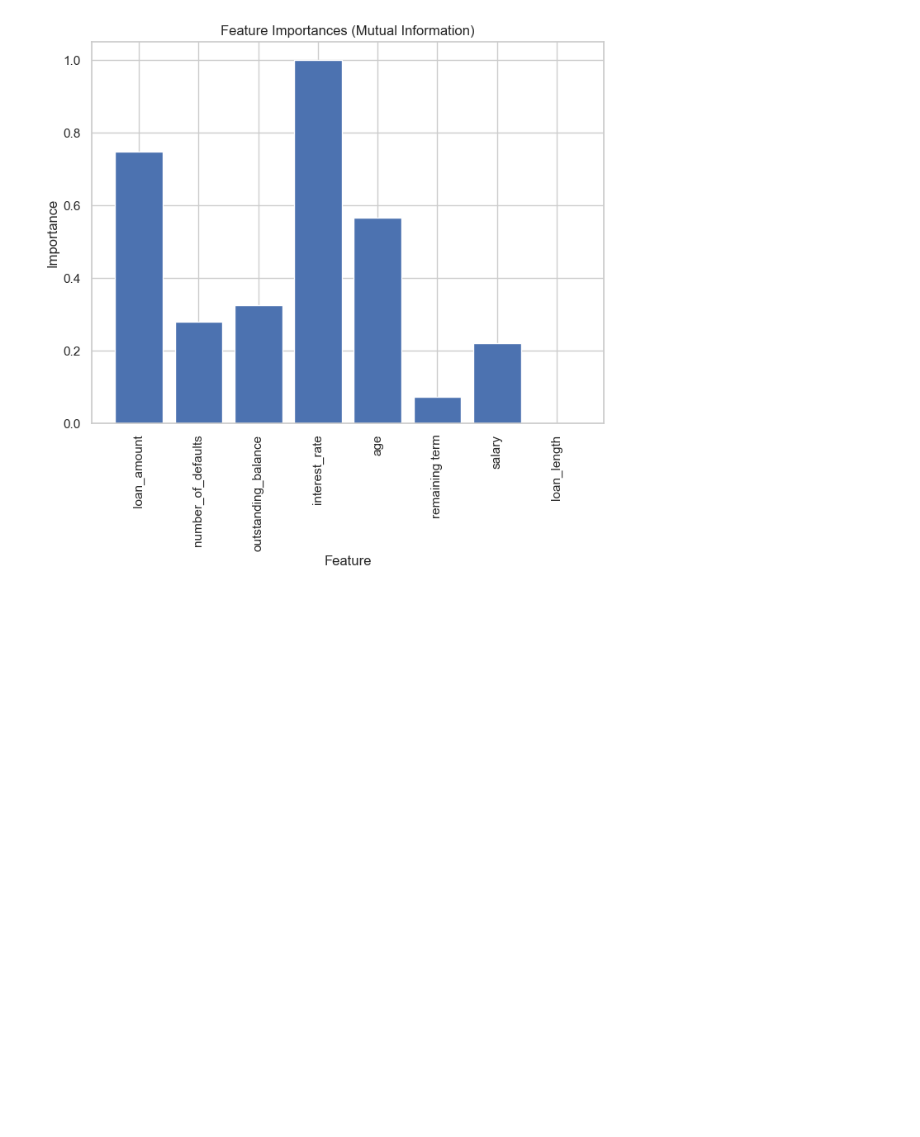
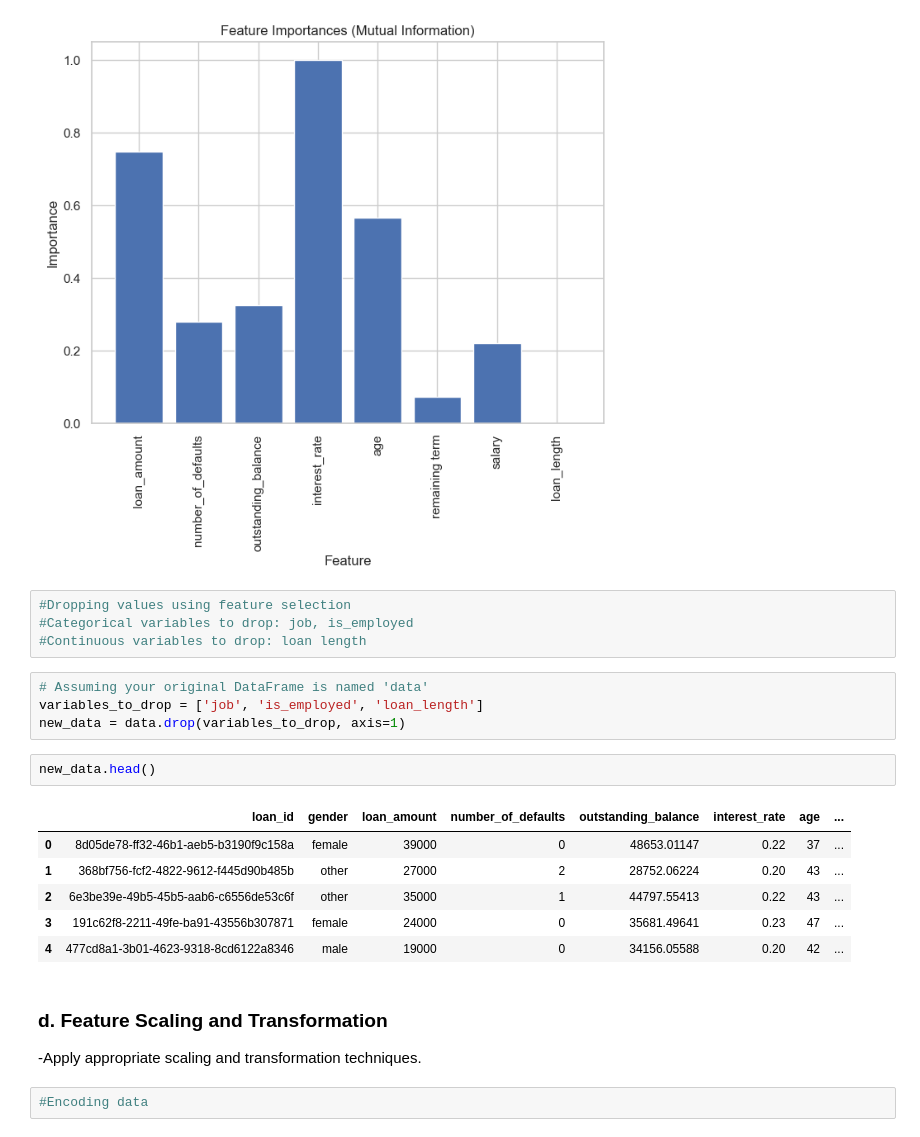
Before and after one commit to NatalieTumbare/ML_PDs_Prediction, a Jupyter notebook: ML_PDs_Prediction.ipynb, the cells around one changed output. Drawn from its saved outputs; the diff is of its cells as text; blank space fills up the shorter version.

```diff
--- a/ML_PDs_Prediction.ipynb
+++ b/ML_PDs_Prediction.ipynb
@@ -1309,3 +1309,26 @@ plt.ylabel('Importance')
 plt.show()
 # %% [output]
 [figure]
+# %%
+#Dropping values using feature selection
+#Categorical variables to drop: job, is_employed
+#Continuous variables to drop: loan length
+# %%
+# Assuming your original DataFrame is named 'data'
+variables_to_drop = ['job', 'is_employed', 'loan_length']
+new_data = data.drop(variables_to_drop, axis=1)
+# %%
+new_data.head()
+# %% [output]
+|  | loan_id | gender | loan_amount | number_of_defaults | outstanding_balance | interest_rate | age | ... |
+| 0 | 8d05de78-ff32-46b1-aeb5-b3190f9c158a | female | 39000 | 0 | 48653.01147 | 0.22 | 37 | ... |
+| 1 | 368bf756-fcf2-4822-9612-f445d90b485b | other | 27000 | 2 | 28752.06224 | 0.20 | 43 | ... |
+| 2 | 6e3be39e-49b5-45b5-aab6-c6556de53c6f | other | 35000 | 1 | 44797.55413 | 0.22 | 43 | ... |
+| 3 | 191c62f8-2211-49fe-ba91-43556b307871 | female | 24000 | 0 | 35681.49641 | 0.23 | 47 | ... |
+| 4 | 477cd8a1-3b01-4623-9318-8cd6122a8346 | male | 19000 | 0 | 34156.05588 | 0.20 | 42 | ... |
+# %% [markdown]
+### d. Feature Scaling and Transformation
+
+ -Apply appropriate scaling and transformation techniques.
+# %%
+#Encoding data
```
Also changed, not shown: parts of 19 cells of this notebook.
